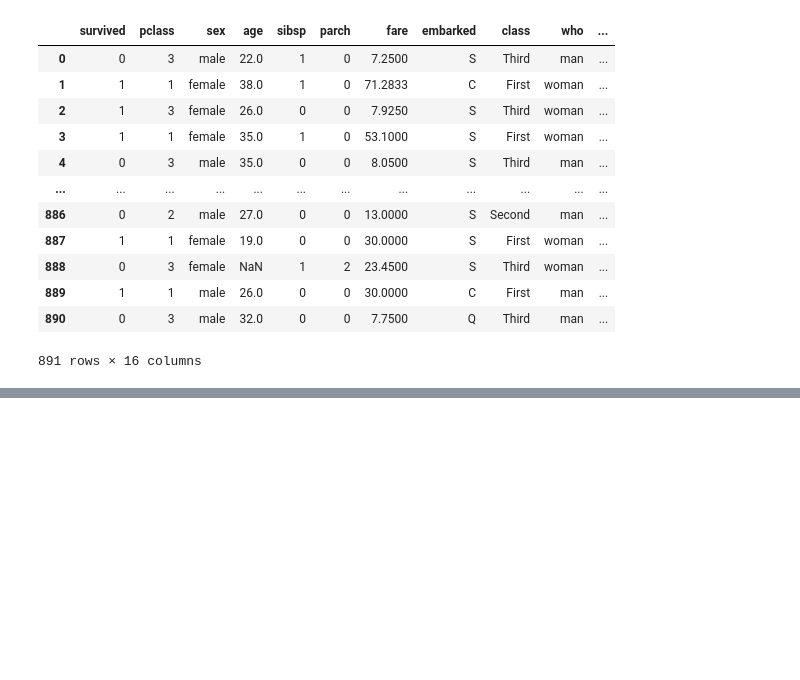
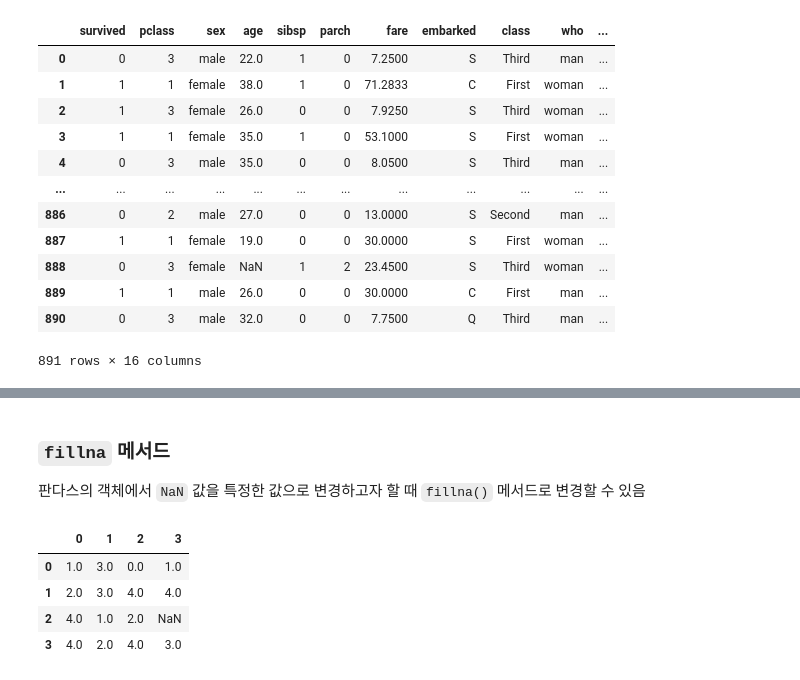
Before and after one commit to jojaehyeok99/python_20240215, a Jupyter notebook: pandas_data_analysis/pandas_data_controll.ipynb, the cells around one changed output, grey strips where cells are left out. Saved outputs shown, nothing was run; the diff lists cells and outputs as text; code cells hidden in the pictures; blank space fills up the shorter version.

```diff
--- a/pandas_data_analysis/pandas_data_controll.ipynb
+++ b/pandas_data_analysis/pandas_data_controll.ipynb
@@ -206,0 +455,11 @@ titanic
+# %% [markdown]
+### `fillna` 메서드
+판다스의 객체에서 `NaN` 값을 특정한 값으로 변경하고자 할 때 `fillna()` 메서드로 변경할 수 있음
+# %%
+df
+# %% [output]
+|  | 0 | 1 | 2 | 3 |
+| 0 | 1.0 | 3.0 | 0.0 | 1.0 |
+| 1 | 2.0 | 3.0 | 4.0 | 4.0 |
+| 2 | 4.0 | 1.0 | 2.0 | NaN |
+| 3 | 4.0 | 2.0 | 4.0 | 3.0 |
```
Also changed, not shown: parts of 50 cells of this notebook.
